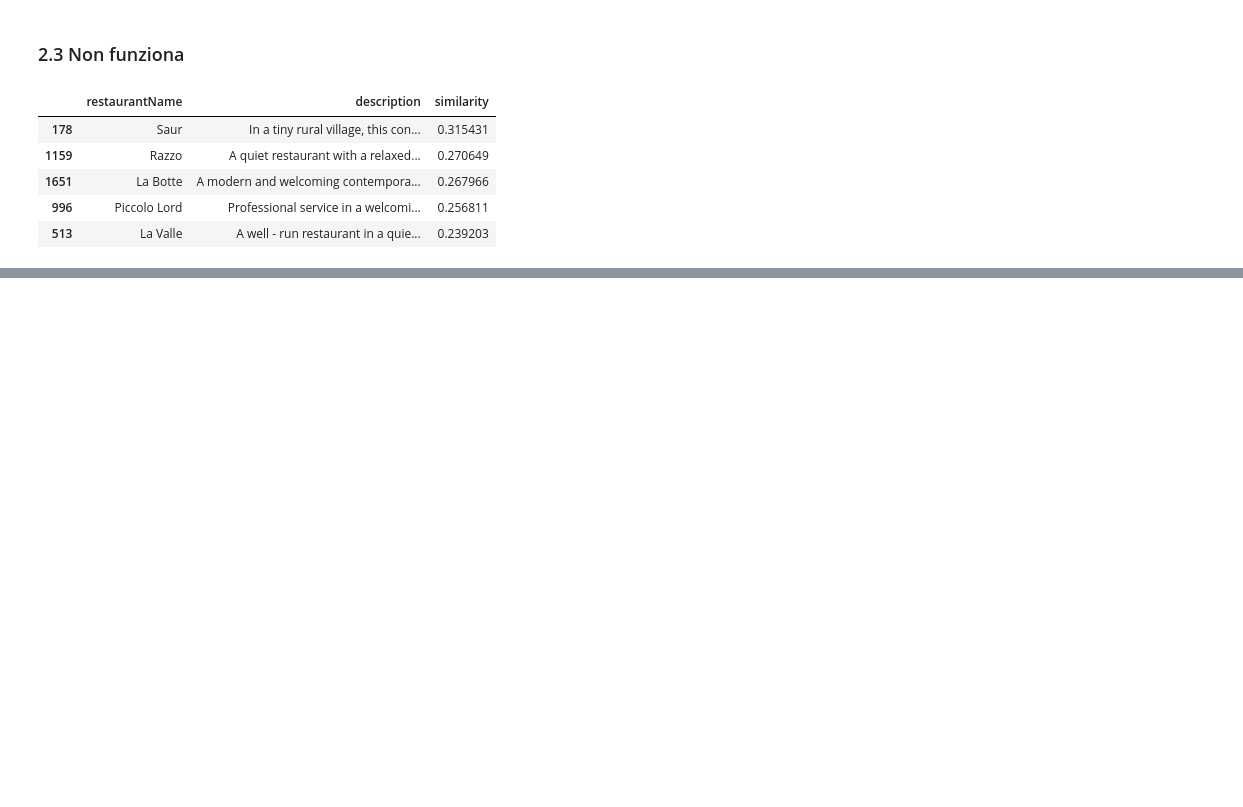
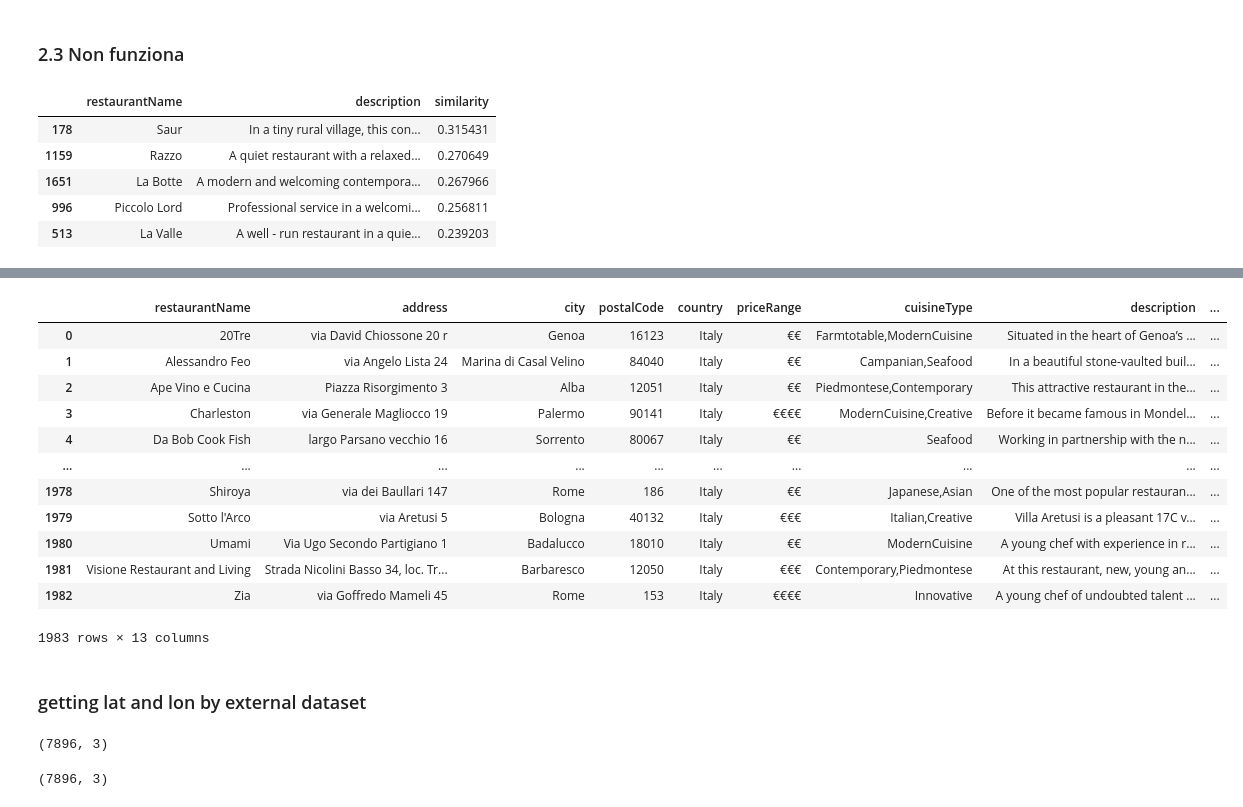
Before and after one commit to yaraoyoussef/ADM-HW3, a Jupyter notebook: main.ipynb, the cells around one changed output, grey strips where cells are left out. Saved outputs shown, nothing was run; the diff lists cells and outputs as text; code cells hidden in the pictures; blank space fills up the shorter version.

```diff
--- a/main.ipynb
+++ b/main.ipynb
@@ -366,0 +375,33 @@ ranked_search_with_cosine(query="modern seasonal cuisine")
+# %%
+from bs4 import BeautifulSoup
+
+def get_region_from_html(html_content):
+    soup = BeautifulSoup(html_content, 'html.parser')
+
+    region = ''
+    breadcrumb = soup.find("div", class_="wrap-breadcrumb")
+    if breadcrumb:
+        breadcrumb_links = breadcrumb.find_all("a")
+        if len(breadcrumb_links) > 2:
+            region = breadcrumb_links[2].get_text(strip=True)
+
+    return region
+
+restaurant_region = []
+folder_path ='restaurants_html'
+counter = 1
+
+#Iterate on directories and files
+for root, dirs, files in os.walk(folder_path):
+    for html_file in files:
+        file_path = os.path.join(root, html_file)
+
+        with open(file_path, 'r', encoding='utf-8') as file:
+            html_content = file.read()
+
+            restaurant_rg = get_region_from_html(html_content)
+
+            restaurant_region.append(restaurant_rg)
+
+            print(f"Extracted region for restaurant number {counter}")
+            counter += 1
@@ -366,0 +426,31 @@ ranked_search_with_cosine(query="modern seasonal cuisine")
+# %%
+df_restaurants['region'] = restaurant_region
+df_restaurants
+# %% [output]
+|  | restaurantName | address | city | postalCode | country | priceRange | cuisineType | description | ... |
+| 0 | 20Tre | via David Chiossone 20 r | Genoa | 16123 | Italy | €€ | Farmtotable,ModernCuisine | Situated in the heart of Genoa’s ... | ... |
+| 1 | Alessandro Feo | via Angelo Lista 24 | Marina di Casal Velino | 84040 | Italy | €€ | Campanian,Seafood | In a beautiful stone-vaulted buil... | ... |
+| 2 | Ape Vino e Cucina | Piazza Risorgimento 3 | Alba | 12051 | Italy | €€ | Piedmontese,Contemporary | This attractive restaurant in the... | ... |
+| 3 | Charleston | via Generale Magliocco 19 | Palermo | 90141 | Italy | €€€€ | ModernCuisine,Creative | Before it became famous in Mondel... | ... |
+| 4 | Da Bob Cook Fish | largo Parsano vecchio 16 | Sorrento | 80067 | Italy | €€ | Seafood | Working in partnership with the n... | ... |
+| ... | ... | ... | ... | ... | ... | ... | ... | ... | ... |
+| 1978 | Shiroya | via dei Baullari 147 | Rome | 186 | Italy | €€ | Japanese,Asian | One of the most popular restauran... | ... |
+| 1979 | Sotto l'Arco | via Aretusi 5 | Bologna | 40132 | Italy | €€€ | Italian,Creative | Villa Aretusi is a pleasant 17C v... | ... |
+| 1980 | Umami | Via Ugo Secondo Partigiano 1 | Badalucco | 18010 | Italy | €€ | ModernCuisine | A young chef with experience in r... | ... |
+| 1981 | Visione Restaurant and Living | Strada Nicolini Basso 34, loc. Tr... | Barbaresco | 12050 | Italy | €€€ | Contemporary,Piedmontese | At this restaurant, new, young an... | ... |
+| 1982 | Zia | via Goffredo Mameli 45 | Rome | 153 | Italy | €€€€ | Innovative | A young chef of undoubted talent ... | ... |
+1983 rows × 13 columns
+# %% [markdown]
+### getting lat and lon by external dataset
+# %%
+city_coords = pd.read_excel('gi_comuni.xlsx',header=1)
+city_coords = city_coords[['denominazione_ita_altra','lat','lon']]
+city_coords.shape
+# %% [output]
+(7896, 3)
+# %%
+city_coords = pd.read_excel('gi_comuni.xlsx',header=1)
+city_coords = city_coords[['denominazione_ita_altra','lat','lon']]
+city_coords.shape
+# %% [output]
+(7896, 3)
```
Also changed, not shown: parts of 18 cells of this notebook, 6 other files.
